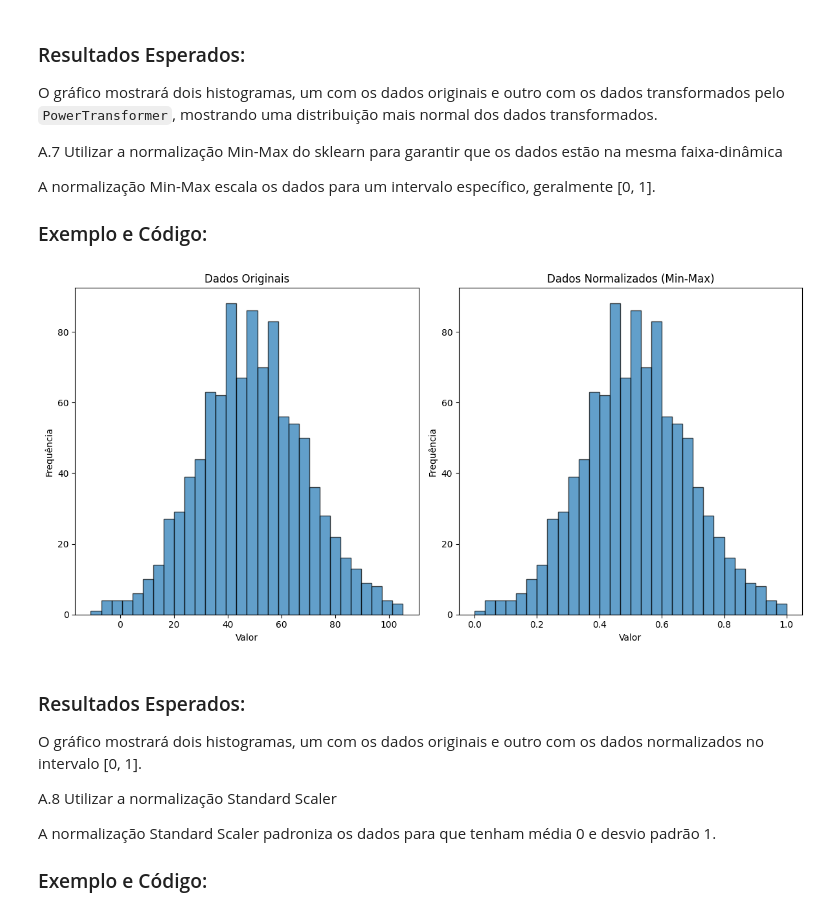
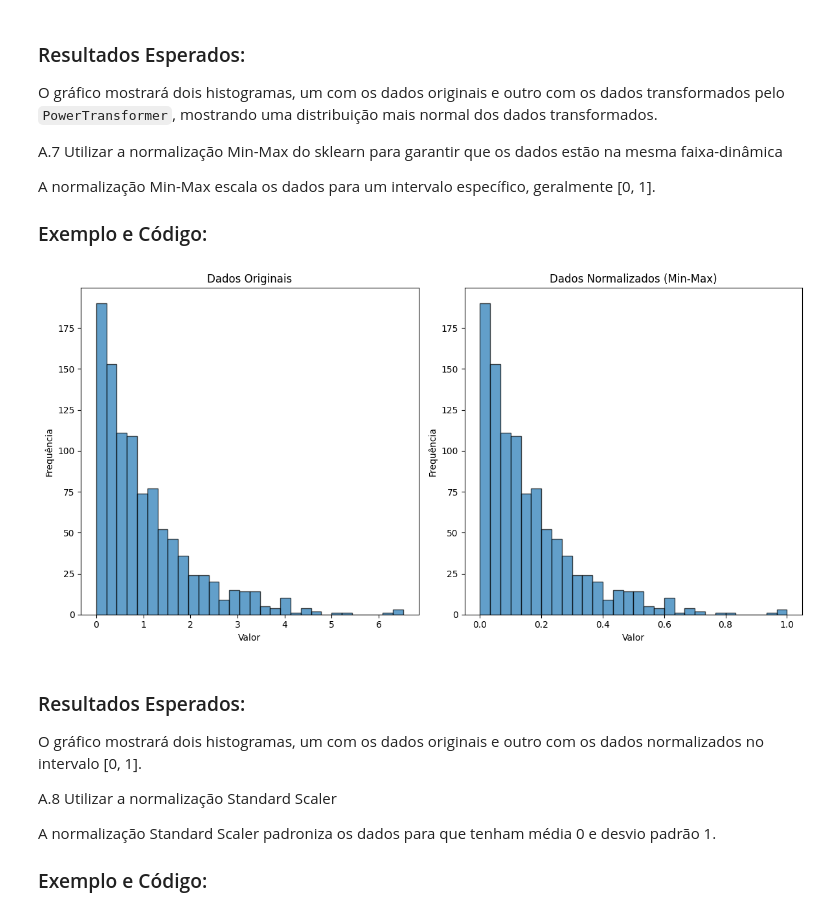
Before and after one commit to dacioms/DacioFeature3_24, a Jupyter notebook: 01_numericos/004_detalhamentoComGraficos.ipynb, the cells around one changed output. Drawn from its saved outputs; the diff is of its cells as text; code cells hidden in the pictures.

```diff
--- a/01_numericos/004_detalhamentoComGraficos.ipynb
+++ b/01_numericos/004_detalhamentoComGraficos.ipynb
@@ -171,34 +245,36 @@ A normalização Min-Max escala os dados para um intervalo específico, geralmen
 import numpy as np
 from sklearn.preprocessing import MinMaxScaler
 import matplotlib.pyplot as plt
 
 # Dados de exemplo
 np.random.seed(0)
 dados = np.random.randn(1000) * 20 + 50
+dados = np.random.exponential(scale=1, size=1000)
+
 
 # Aplicar MinMaxScaler
 scaler = MinMaxScaler()
 dados_normalizados = scaler.fit_transform(dados.reshape(-1, 1))
 
 # Plotagem dos dados originais e normalizados
 plt.figure(figsize=(12, 6))
 
 plt.subplot(1, 2, 1)
 plt.hist(dados, bins=30, edgecolor='k', alpha=0.7)
 plt.title('Dados Originais')
 plt.xlabel('Valor')
 plt.ylabel('Frequência')
 
 plt.subplot(1, 2, 2)
 plt.hist(dados_normalizados, bins=30, edgecolor='k', alpha=0.7)
 plt.title('Dados Normalizados (Min-Max)')
 plt.xlabel('Valor')
 plt.ylabel('Frequência')
 
 plt.tight_layout()
 plt.show()
 # %% [output]
-[figure, old version]
+[figure, new version]
 # %% [markdown]
 ### Resultados Esperados:
 O gráfico mostrará dois histogramas, um com os dados originais e outro com os dados normalizados no intervalo [0, 1].
```
Also changed, not shown: parts of 7 cells of this notebook, 3 other files.
